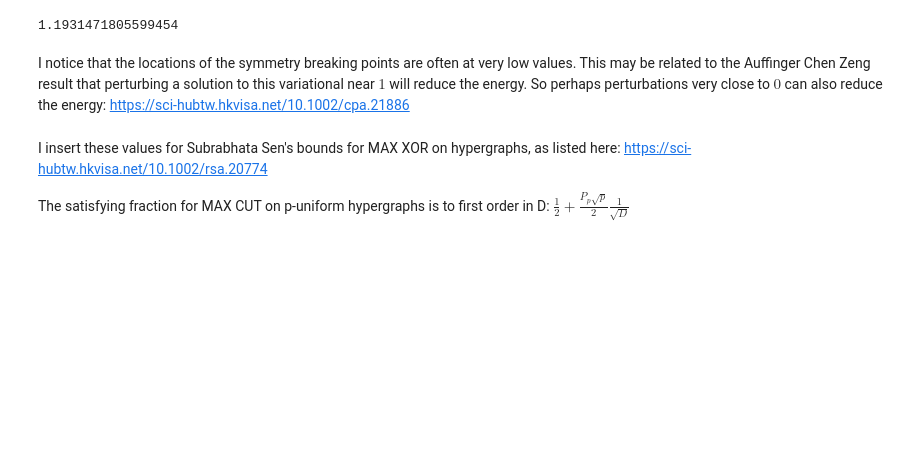
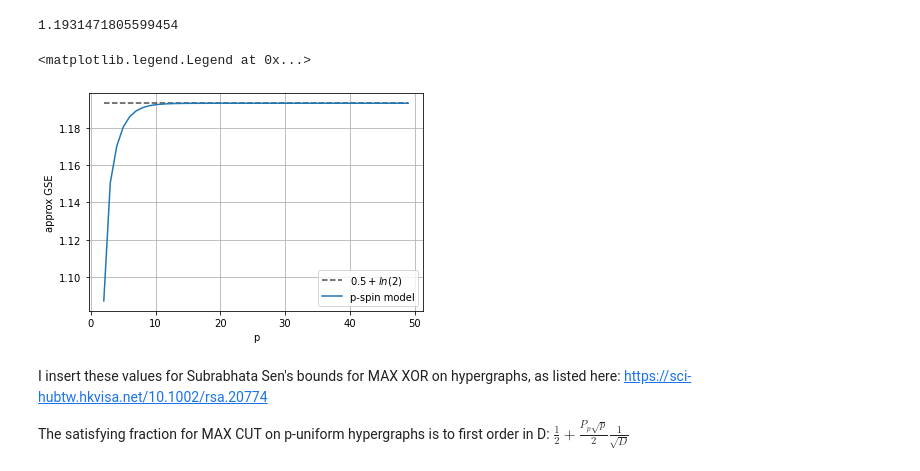
Before and after one commit to marwahaha/QuAIL-2021, a Jupyter notebook: parisi2.ipynb, the cells around one changed output. Saved outputs shown, nothing was run; the diff lists cells and outputs as text; code cells hidden in the pictures; blank space fills up the shorter version.

```diff
--- a/parisi2.ipynb
+++ b/parisi2.ipynb
@@ -175,8 +171,16 @@ The numbers seem to converge -- is there an asymptotic value for large $p$? Perh
 np.log(2) + 0.5
 # %% [output]
 1.1931471805599454
-# %% [markdown]
-I notice that the locations of the symmetry breaking points are often at very low values.  This may be related to the Auffinger Chen Zeng result that perturbing a solution to this variational near $1$ will reduce the energy. So perhaps perturbations very close to $0$ can also reduce the energy: https://sci-hubtw.hkvisa.net/10.1002/cpa.21886
+# %%
+plt.plot(ps, [np.log(2) + 0.5]*len(ps), 'b--', color='black', label="$0.5+ln(2)$", alpha=0.7)
+plt.plot(ps, outs, label="p-spin model")
+plt.xlabel("p")
+plt.ylabel("approx GSE")
+plt.grid()
+plt.legend()
+# %% [output]
+<matplotlib.legend.Legend at 0x...>
+[figure, added]
 # %% [markdown]
 I insert these values for Subrabhata Sen's bounds for MAX XOR on hypergraphs, as listed here: https://sci-hubtw.hkvisa.net/10.1002/rsa.20774
 
```
Also changed, not shown: parts of 6 cells of this notebook.
